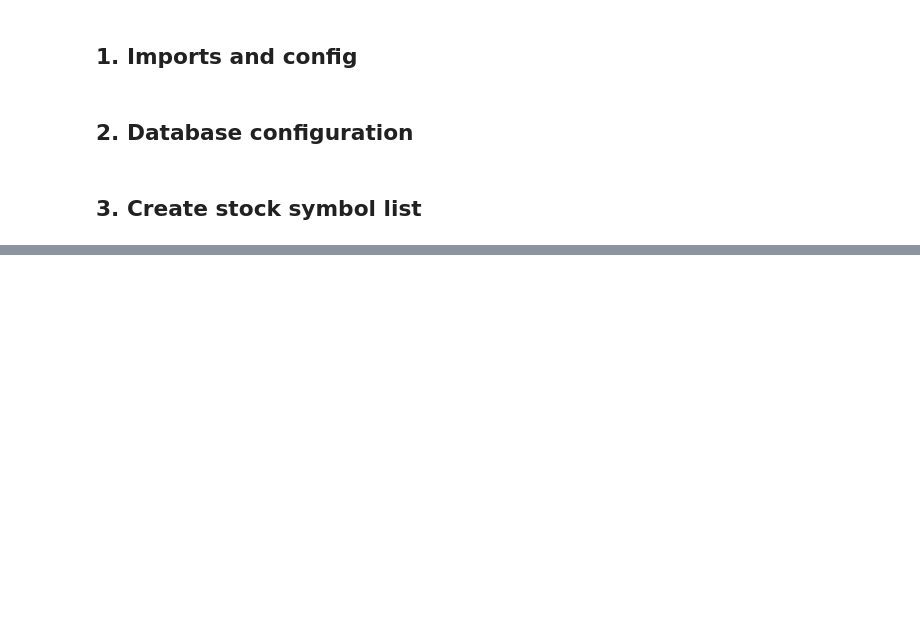
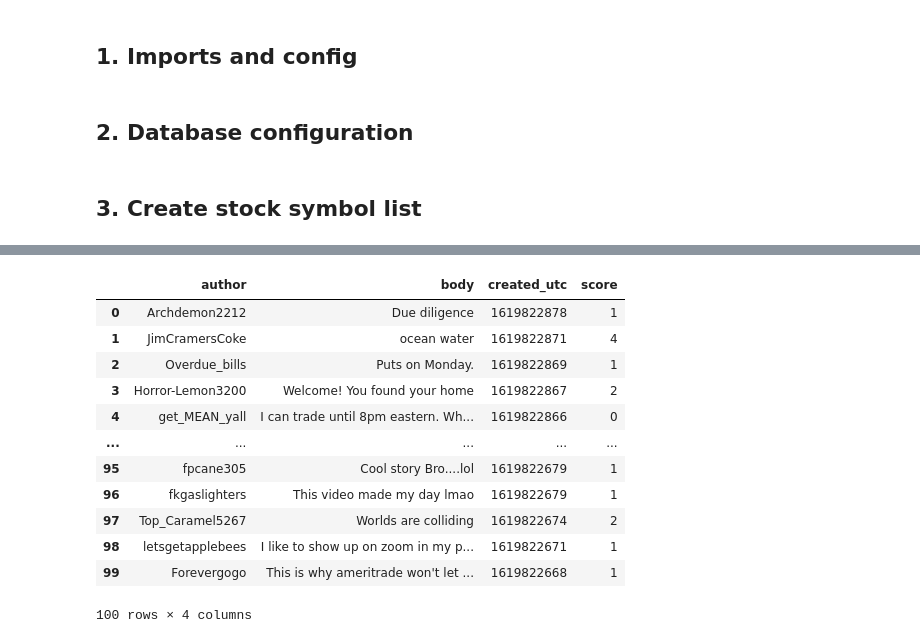
Before and after one commit to Jan-Burger/Bachelor-Thesis, a Jupyter notebook: notebooks/data_extraction/data_extraction_comments.ipynb, the cells around one changed output, grey strips where cells are left out. Drawn from its saved outputs; the diff is of its cells as text; code cells hidden in the pictures; blank space fills up the shorter version.

Commit message:
updated comments extraction

```diff
--- a/notebooks/data_extraction/data_extraction_comments.ipynb
+++ b/notebooks/data_extraction/data_extraction_comments.ipynb
@@ -49,11 +49,11 @@ final_stock_ticker_list = set(stock_ticker_list + stock_ticker_list_with_dollar_
 # %%
 # Set date range to extract the data from the API
-start = dt.datetime.strptime("25-01-2021", "%d-%m-%Y")
-end = dt.datetime.strptime("01-01-2022", "%d-%m-%Y")
+start = dt.datetime.strptime("23-06-2021", "%d-%m-%Y")
+end = dt.datetime.strptime("01-05-2022", "%d-%m-%Y")
 timestamp_list = [int((start + dt.timedelta(days=x)).timestamp()) for x in range(0, (end-start).days +1)]
 
 # Reddit API Object
-api = PushshiftAPI()
+api = PushshiftAPI(num_workers=60, batch_size=60)
 # %%
 try:
     # loop over list of timestamps
@@ -95,0 +107,2 @@ KeyError: 'created_utc'
+# %%
+filters = ['author', 'created_utc', "score", "body"]
@@ -95,0 +129,2 @@ KeyError: 'created_utc'
+# %%
+posts = data_prep_comments(api, "wallstreetbets", start_time=1619820000, end_time=1619906400, filters=filters)
@@ -95,0 +171,16 @@ KeyError: 'created_utc'
+# %%
+pd.DataFrame(posts)
+# %% [output]
+|  | author | body | created_utc | score |
+| 0 | Archdemon2212 | Due diligence | 1619822878 | 1 |
+| 1 | JimCramersCoke | ocean water | 1619822871 | 4 |
+| 2 | Overdue_bills | Puts on Monday. | 1619822869 | 1 |
+| 3 | Horror-Lemon3200 | Welcome! You found your home | 1619822867 | 2 |
+| 4 | get_MEAN_yall | I can trade until 8pm eastern. Wh... | 1619822866 | 0 |
+| ... | ... | ... | ... | ... |
+| 95 | fpcane305 | Cool story Bro....lol | 1619822679 | 1 |
+| 96 | fkgaslighters | This video made my day lmao | 1619822679 | 1 |
+| 97 | Top_Caramel5267 | Worlds are colliding | 1619822674 | 2 |
+| 98 | letsgetapplebees | I like to show up on zoom in my p... | 1619822671 | 1 |
+| 99 | Forevergogo | This is why ameritrade won't let ... | 1619822668 | 1 |
+100 rows × 4 columns
```
Also changed, not shown: parts of 8 cells of this notebook, 3 other files.
